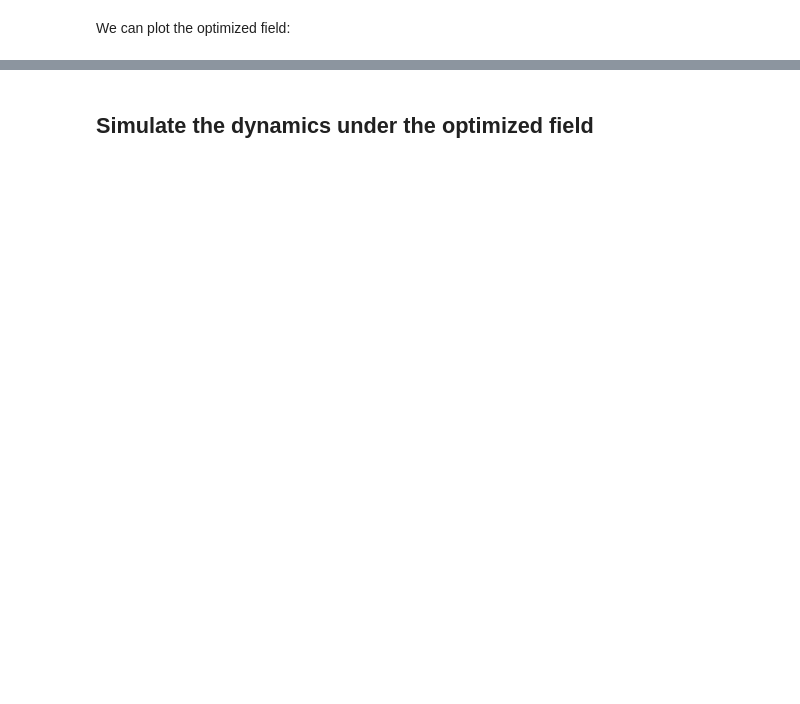
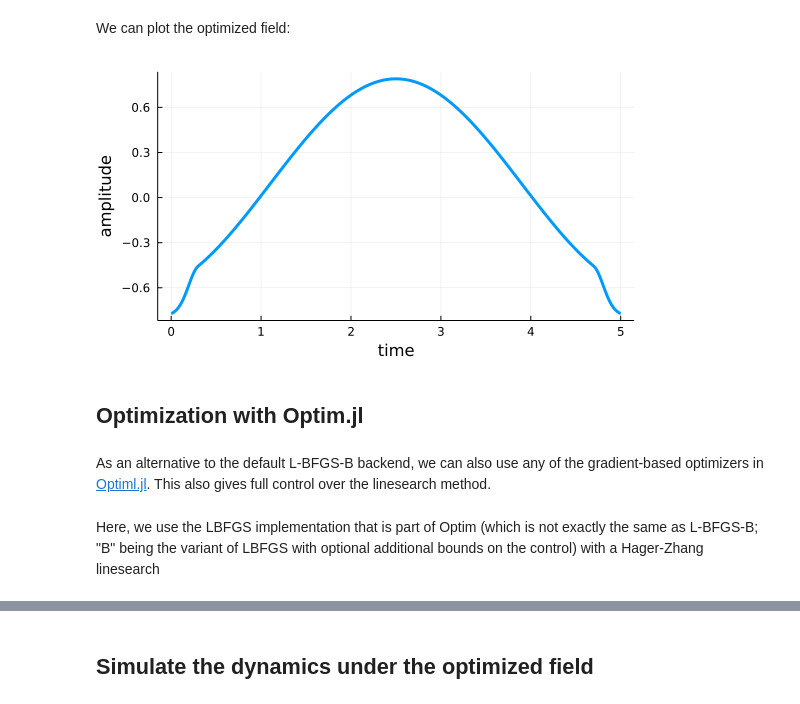
Before and after one commit to JuliaQuantumControl/GRAPE.jl, a Jupyter notebook: dev/examples/simple_state_to_state.ipynb, the cells around one changed output, grey strips where cells are left out. Drawn from its saved outputs; the diff is of its cells as text; code cells hidden in the pictures; blank space fills up the shorter version.

Commit message:
build based on d36638e

```diff
--- a/dev/examples/simple_state_to_state.ipynb
+++ b/dev/examples/simple_state_to_state.ipynb
@@ -172,0 +161,11 @@ opt_result
+# %%
+opt_result_LBFGSB, file = @optimize_or_load(
+    datadir("TLS"),
+    problem,
+    method = :grape,
+    filename = "opt_result_LBFGSB.jld2",
+    info_hook = chain_infohooks(
+        GRAPELinesearchAnalysis.plot_linesearch(datadir("TLS", "Linesearch", "LBFGSB")),
+        QuantumControl.GRAPE.print_table,
+    )
+);
@@ -173,4 +200,10 @@ opt_result
 # %% [markdown]
 We can plot the optimized field:
 # %%
-fig = plot_control(opt_result.optimized_controls[1], tlist)
+fig = plot_control(opt_result_LBFGSB.optimized_controls[1], tlist)
+# %% [output]
+[figure, added]
+# %% [markdown]
+## Optimization with Optim.jl
+# %% [markdown]
+As an alternative to the default L-BFGS-B backend, we can also use any of the gradient-based optimizers in [Optiml.jl](https://github.com/JuliaNLSolvers/Optim.jl). This also gives full control over the linesearch method.
@@ -176,0 +213,2 @@ fig = plot_control(opt_result.optimized_controls[1], tlist)
+# %% [markdown]
+Here, we use the LBFGS implementation that is part of Optim (which is not exactly the same as L-BFGS-B; "B" being the variant of LBFGS with optional additional bounds on the control) with a Hager-Zhang linesearch
```
Also changed, not shown: parts of 41 cells of this notebook, 13 other files.
